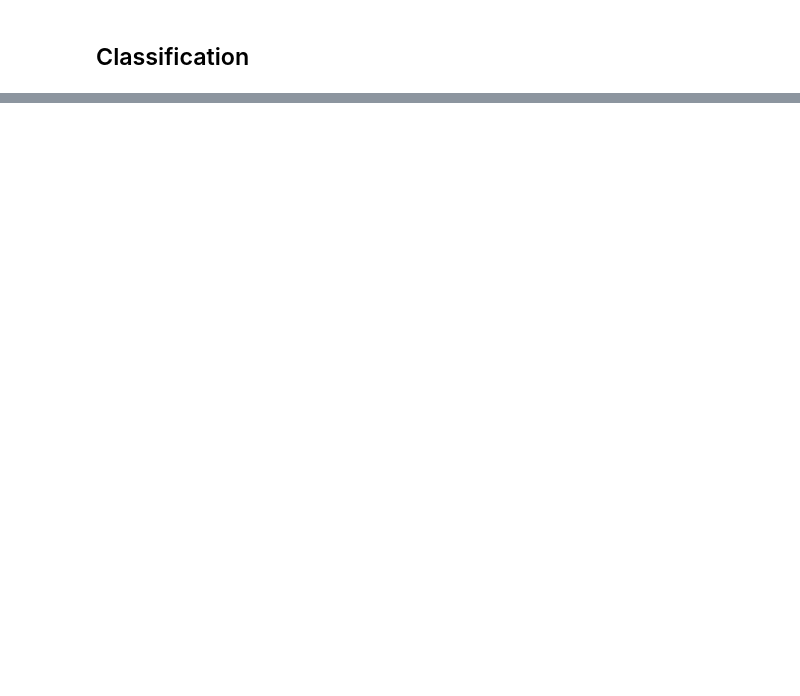
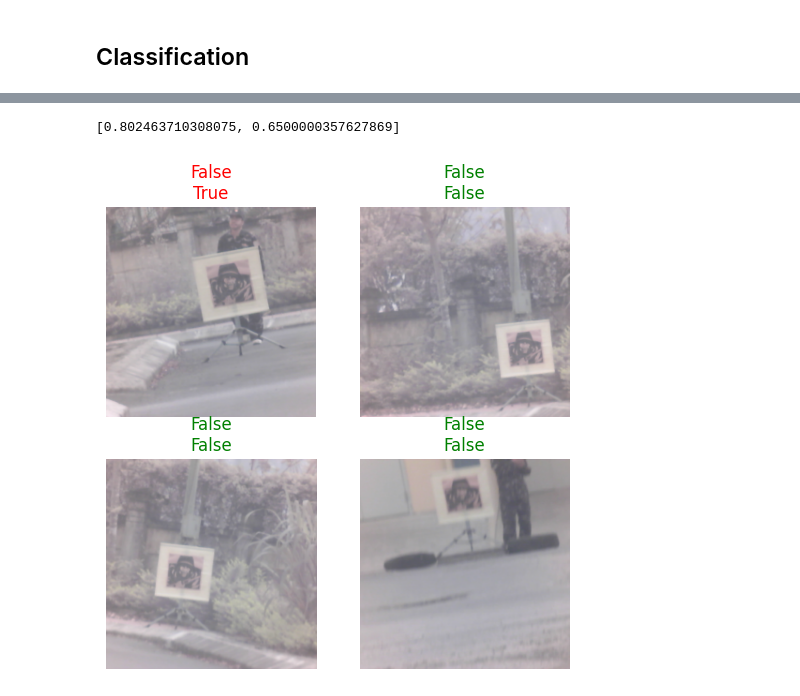
Before and after one commit to NguyenDuyCuong/Learning, a Jupyter notebook: machine-learning/playground/fastai-classification.ipynb, the cells around one changed output, grey strips where cells are left out. Drawn from its saved outputs; the diff is of its cells as text; code cells hidden in the pictures; blank space fills up the shorter version.

```diff
--- a/machine-learning/playground/fastai-classification.ipynb
+++ b/machine-learning/playground/fastai-classification.ipynb
@@ -29,0 +360,3 @@ print(f'Prediction: {pred}; Probability: {probs[pred_idx]:.04f}')
+# %%
+# Create learner with pre-trained ResNet34
+learn = vision_learner(dls, resnet50, pretrained=true, metrics=accuracy)
@@ -29,0 +376,5 @@ print(f'Prediction: {pred}; Probability: {probs[pred_idx]:.04f}')
+# %%
+# Evaluate results
+learn.show_results(max_n=4)
+print(learn.validate())
+# %% [output]
@@ -29,0 +383,2 @@ print(f'Prediction: {pred}; Probability: {probs[pred_idx]:.04f}')
+[0.802463710308075, 0.6500000357627869]
+[figure, added]
```
Also changed, not shown: parts of 22 cells of this notebook.
